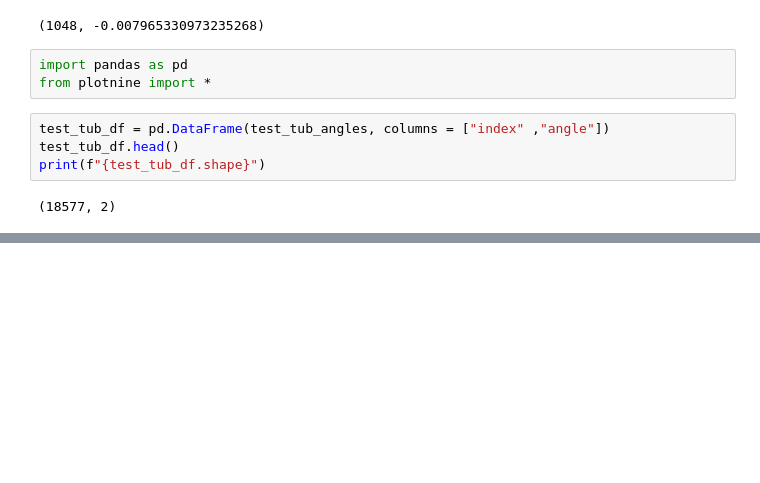
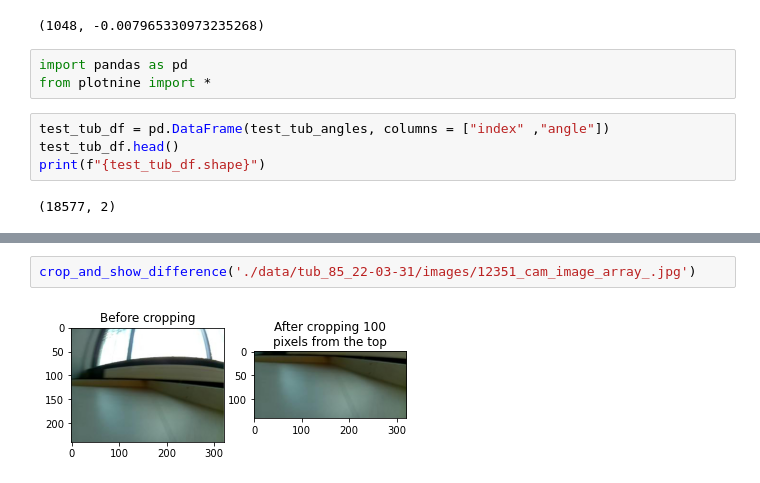
Before and after one commit to ilmaruduste/donkey-car-implemented-lag, a Jupyter notebook: eda1.ipynb, the cells around one changed output, grey strips where cells are left out. Saved outputs shown, nothing was run; the diff lists cells and outputs as text; blank space fills up the shorter version.

```diff
--- a/eda1.ipynb
+++ b/eda1.ipynb
@@ -171,0 +212,4 @@ angle_time
+# %%
+crop_and_show_difference('./data/tub_85_22-03-31/images/12351_cam_image_array_.jpg')
+# %% [output]
+[figure, added]
```
Also changed, not shown: parts of 14 cells of this notebook.
